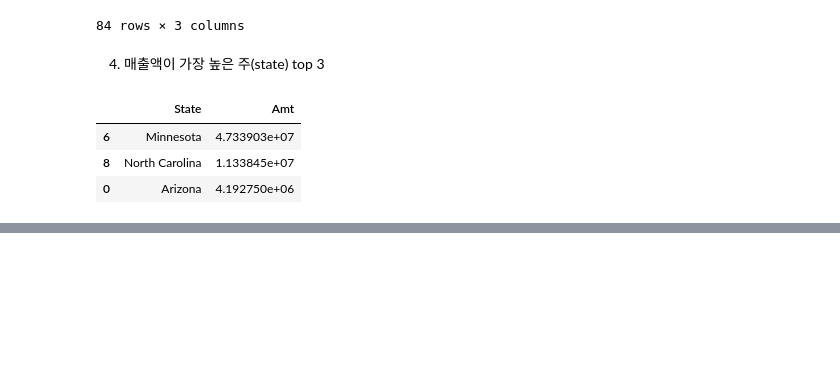
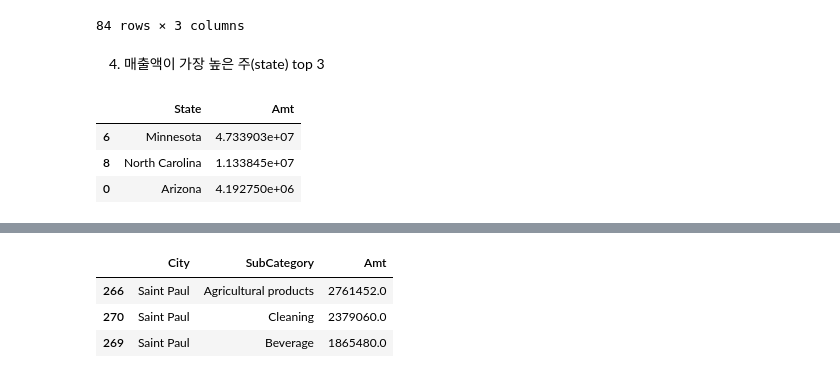
Before and after one commit to Jihwan98/aivle_school, a Jupyter notebook: 2023.02.07_데이터처리_실습/02 - 데이터프레임 결합.ipynb, the cells around one changed output, grey strips where cells are left out. Drawn from its saved outputs; the diff is of its cells as text; code cells hidden in the pictures; blank space fills up the shorter version.

```diff
--- a/2023.02.07_데이터처리_실습/02 - 데이터프레임 결합.ipynb
+++ b/2023.02.07_데이터처리_실습/02 - 데이터프레임 결합.ipynb
@@ -436,0 +479,7 @@ sales3.groupby(['State'], as_index=False)[['Amt']].sum().sort_values('Amt', asce
+# %%
+temp4.sort_values('Amt', ascending=False).head(3)
+# %% [output]
+|  | City | SubCategory | Amt |
+| 266 | Saint Paul | Agricultural products | 2761452.0 |
+| 270 | Saint Paul | Cleaning | 2379060.0 |
+| 269 | Saint Paul | Beverage | 1865480.0 |
```
Also changed, not shown: parts of 7 cells of this notebook.
